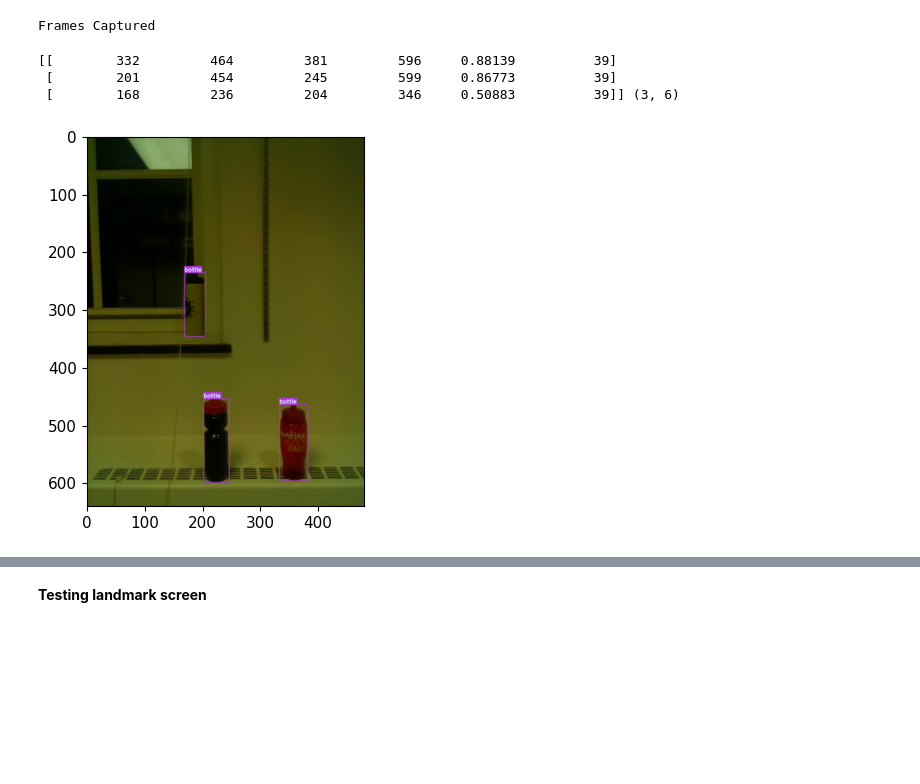
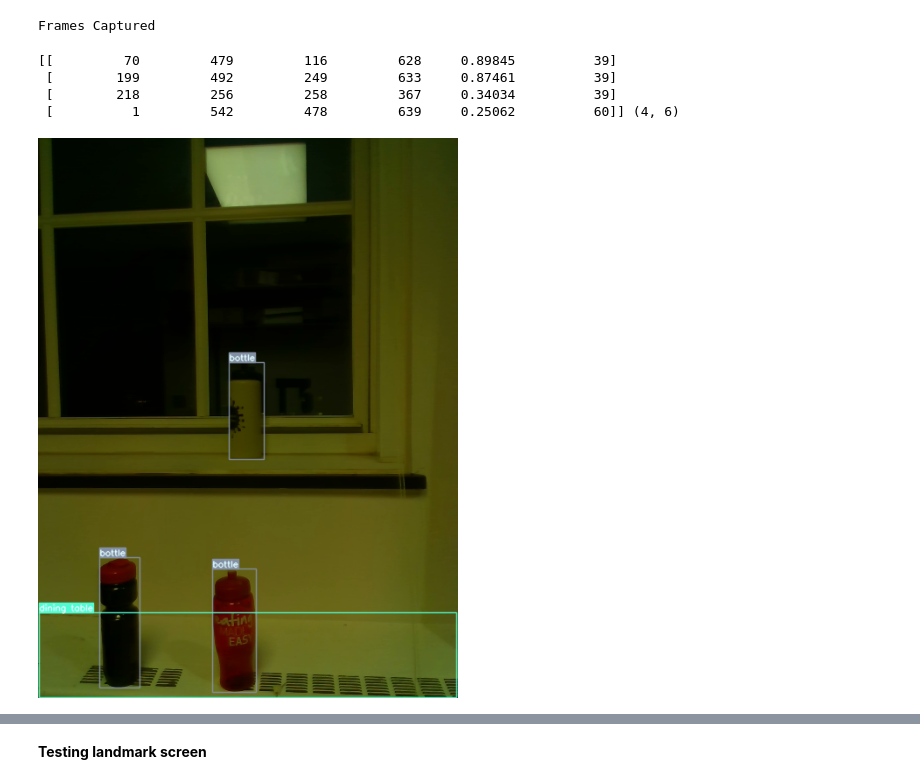
Before and after one commit to BatmanofZuhandArrgh/StretchRE1_Controls, a Jupyter notebook: RE1_memory_objdet_demo.ipynb, the cells around one changed output, grey strips where cells are left out. Drawn from its saved outputs; the diff is of its cells as text; code cells hidden in the pictures; blank space fills up the shorter version.

```diff
--- a/RE1_memory_objdet_demo.ipynb
+++ b/RE1_memory_objdet_demo.ipynb
@@ -86,29 +83,31 @@ Frames Captured
 # %%
 from re1_utils.objdet_utils import plot_all_boxes
 
 #Resize, pad
 color_img = preprocessing(config_dict, color, stride, device)
 
 #Inference
 pred = model(color_img, augment=config_dict['augment'])[0] #Shape (1, num_preds, 85)
 
 #nms and scale coordinates
 pred = postprocessing(config_dict, pred, color.shape, color_img.shape)
 
 #xyxy, conf_score, class
 print(pred, pred.shape)
 color = np.ascontiguousarray(color, dtype=np.uint8)
 
 plot_all_boxes(pred, color)
 # color_img = Image.fromarray(color, 'RGB')
 # color_img.show()
-plt.imshow(color)
-plt.show()
+# plt.imshow(color)
+# plt.show()
+IPython.display.display(Image.fromarray(color))
 # %% [output]
-[[        332         464         381         596     0.88139          39]
- [        201         454         245         599     0.86773          39]
- [        168         236         204         346     0.50883          39]] (3, 6)
+[[         70         479         116         628     0.89845          39]
+ [        199         492         249         633     0.87461          39]
+ [        218         256         258         367     0.34034          39]
+ [          1         542         478         639     0.25062          60]] (4, 6)
-[figure, old version]
+[figure, new version]
 # %%
 from re1_utils.camera import get_rs_colorized_depth
 colorized_depth = get_rs_colorized_depth(depth_frame=depth_frame)
```
Also changed, not shown: parts of 14 cells of this notebook, 6 other files.
